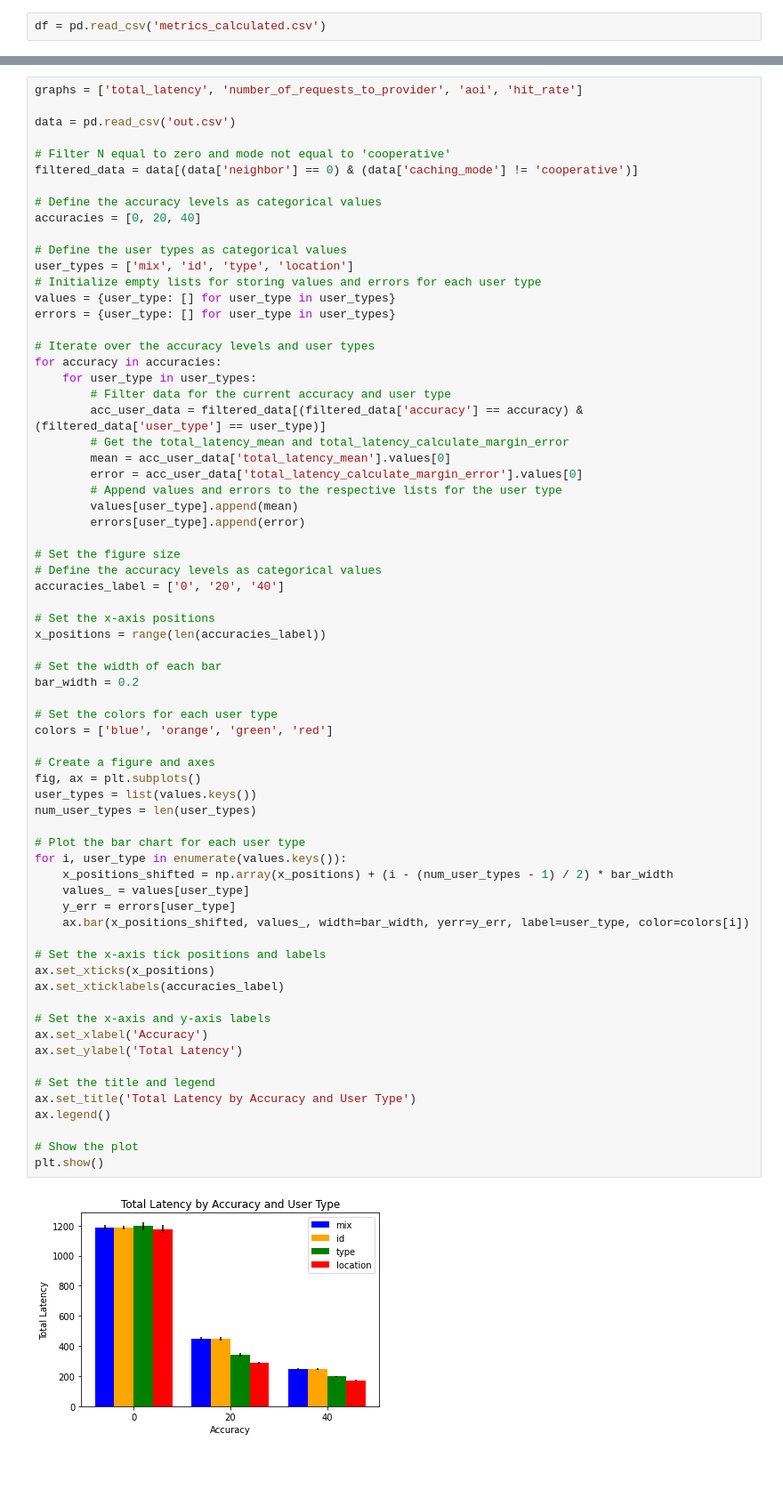
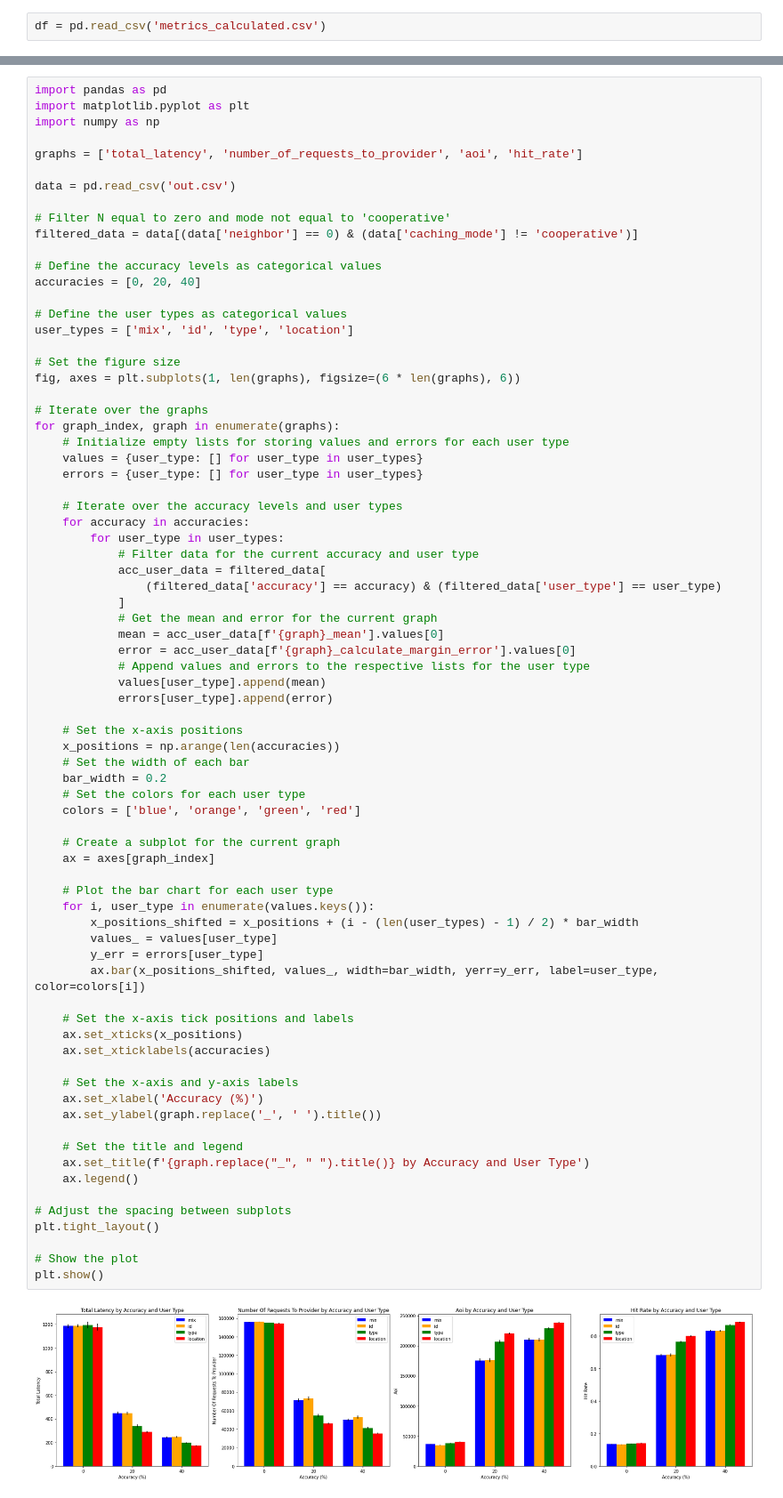
Before and after one commit to UniBO-PRISMLab/cache_simulator, a Jupyter notebook: experiments/scripts/generate-graphs.ipynb, the cells around one changed output, grey strips where cells are left out. Shown at 89% size. Drawn from its saved outputs; the diff is of its cells as text; blank space fills up the shorter version.

Commit message:
feat: visualization improvements

```diff
--- a/experiments/scripts/generate-graphs.ipynb
+++ b/experiments/scripts/generate-graphs.ipynb
@@ -85,73 +18,80 @@ for n in n_values:
 # %%
+import pandas as pd
+import matplotlib.pyplot as plt
+import numpy as np
+
 graphs = ['total_latency', 'number_of_requests_to_provider', 'aoi', 'hit_rate']
 
 data = pd.read_csv('out.csv')
 
 # Filter N equal to zero and mode not equal to 'cooperative'
 filtered_data = data[(data['neighbor'] == 0) & (data['caching_mode'] != 'cooperative')]
 
 # Define the accuracy levels as categorical values
 accuracies = [0, 20, 40]
 
 # Define the user types as categorical values
 user_types = ['mix', 'id', 'type', 'location']
-# Initialize empty lists for storing values and errors for each user type
-values = {user_type: [] for user_type in user_types}
-errors = {user_type: [] for user_type in user_types}
-
-# Iterate over the accuracy levels and user types
-for accuracy in accuracies:
-    for user_type in user_types:
-        # Filter data for the current accuracy and user type
-        acc_user_data = filtered_data[(filtered_data['accuracy'] == accuracy) & (filtered_data['user_type'] == user_type)]
-        # Get the total_latency_mean and total_latency_calculate_margin_error
-        mean = acc_user_data['total_latency_mean'].values[0]
-        error = acc_user_data['total_latency_calculate_margin_error'].values[0]
-        # Append values and errors to the respective lists for the user type
-        values[user_type].append(mean)
-        errors[user_type].append(error)
 
 # Set the figure size
-# Define the accuracy levels as categorical values
-accuracies_label = ['0', '20', '40']
+fig, axes = plt.subplots(1, len(graphs), figsize=(6 * len(graphs), 6))
 
-# Set the x-axis positions
-x_positions = range(len(accuracies_label))
+# Iterate over the graphs
+for graph_index, graph in enumerate(graphs):
+    # Initialize empty lists for storing values and errors for each user type
+    values = {user_type: [] for user_type in user_types}
+    errors = {user_type: [] for user_type in user_types}
 
-# Set the width of each bar
-bar_width = 0.2
+    # Iterate over the accuracy levels and user types
+    for accuracy in accuracies:
+        for user_type in user_types:
+            # Filter data for the current accuracy and user type
+            acc_user_data = filtered_data[
+                (filtered_data['accuracy'] == accuracy) & (filtered_data['user_type'] == user_type)
+            ]
+            # Get the mean and error for the current graph
+            mean = acc_user_data[f'{graph}_mean'].values[0]
+            error = acc_user_data[f'{graph}_calculate_margin_error'].values[0]
+            # Append values and errors to the respective lists for the user type
+            values[user_type].append(mean)
+            errors[user_type].append(error)
 
-# Set the colors for each user type
-colors = ['blue', 'orange', 'green', 'red']
+    # Set the x-axis positions
+    x_positions = np.arange(len(accuracies))
+    # Set the width of each bar
+    bar_width = 0.2
+    # Set the colors for each user type
+    colors = ['blue', 'orange', 'green', 'red']
 
-# Create a figure and axes
-fig, ax = plt.subplots()
-user_types = list(values.keys())
-num_user_types = len(user_types)
+    # Create a subplot for the current graph
+    ax = axes[graph_index]
 
-# Plot the bar chart for each user type
-for i, user_type in enumerate(values.keys()):
-    x_positions_shifted = np.array(x_positions) + (i - (num_user_types - 1) / 2) * bar_width
-    values_ = values[user_type]
-    y_err = errors[user_type]
-    ax.bar(x_positions_shifted, values_, width=bar_width, yerr=y_err, label=user_type, color=colors[i])
+    # Plot the bar chart for each user type
+    for i, user_type in enumerate(values.keys()):
+        x_positions_shifted = x_positions + (i - (len(user_types) - 1) / 2) * bar_width
+        values_ = values[user_type]
+        y_err = errors[user_type]
+        ax.bar(x_positions_shifted, values_, width=bar_width, yerr=y_err, label=user_type, color=colors[i])
 
-# Set the x-axis tick positions and labels
-ax.set_xticks(x_positions)
-ax.set_xticklabels(accuracies_label)
+    # Set the x-axis tick positions and labels
+    ax.set_xticks(x_positions)
+    ax.set_xticklabels(accuracies)
 
-# Set the x-axis and y-axis labels
-ax.set_xlabel('Accuracy')
-ax.set_ylabel('Total Latency')
+    # Set the x-axis and y-axis labels
+    ax.set_xlabel('Accuracy (%)')
+    ax.set_ylabel(graph.replace('_', ' ').title())
 
-# Set the title and legend
-ax.set_title('Total Latency by Accuracy and User Type')
-ax.legend()
+    # Set the title and legend
+    ax.set_title(f'{graph.replace("_", " ").title()} by Accuracy and User Type')
+    ax.legend()
+
+# Adjust the spacing between subplots
+plt.tight_layout()
 
 # Show the plot
 plt.show()
 # %% [output]
-[figure, old version]
+[figure, new version]
 # %%
 import pandas as pd
 import matplotlib.pyplot as plt
```
Also changed, not shown: parts of 4 cells of this notebook, 5 other files.
